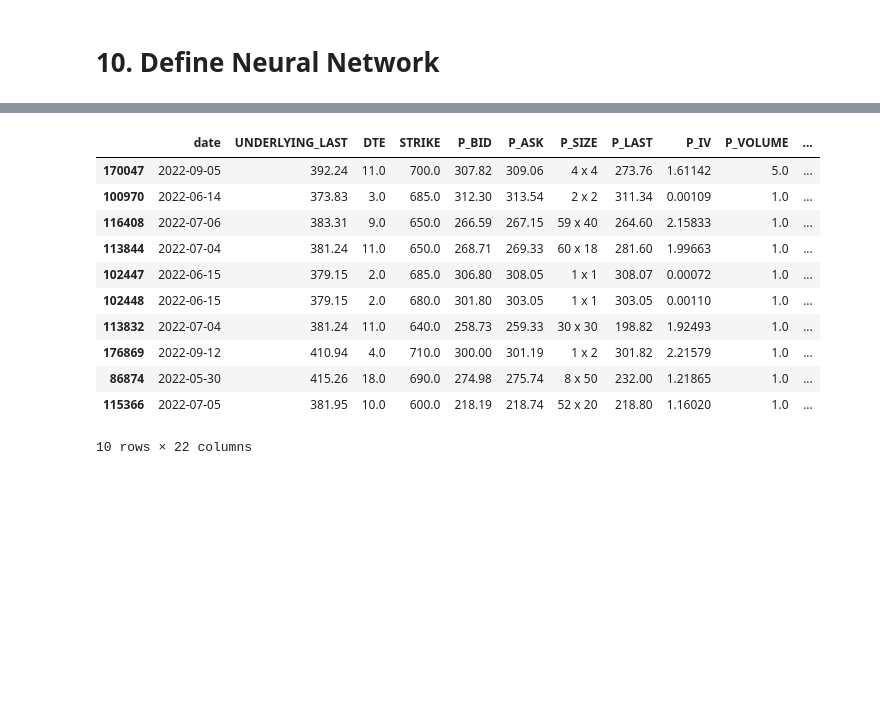
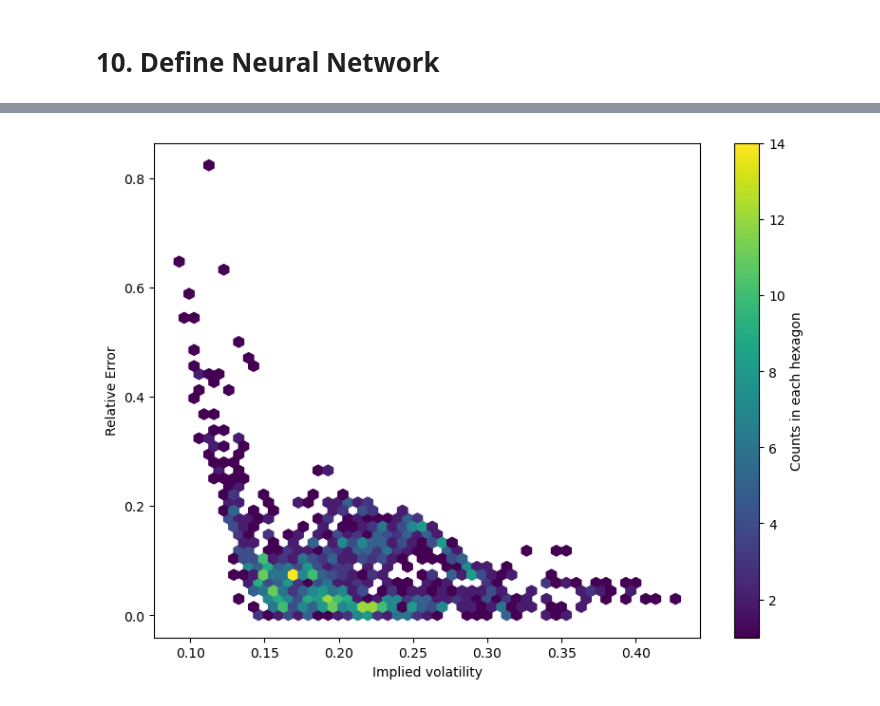
Before and after one commit to VictorFRasmussen/Neural-Networks-in-Finance, a Jupyter notebook: Options_pricing.ipynb, the cells around one changed output, grey strips where cells are left out. Drawn from its saved outputs; the diff is of its cells as text; code cells hidden in the pictures; blank space fills up the shorter version.

```diff
--- a/Options_pricing.ipynb
+++ b/Options_pricing.ipynb
@@ -799,0 +813,3 @@ Sum of Relative Errors: 107295.109375
+# %%
+prediction_table = get_prediction_table(trained_model, test_dataset, original_df=test_df)
+prediction_table.head()
@@ -799,0 +827,4 @@ Sum of Relative Errors: 107295.109375
+# %%
+target_date = pd.to_datetime('2022-03-31')
+plot_df = prediction_table[prediction_table['date'] == target_date].copy()
+plot_df.head()
@@ -800,2 +839,5 @@ Sum of Relative Errors: 107295.109375
+# %%
+plot_df = plot_df[plot_df['DTE'] == 91.0].copy()
 # %%
-prediction_table.sort_values(by=['Relative Error'], ascending=False, inplace=True)
+plot_df.sort_values(by=['P_IV'], ascending=False, inplace=True)
+plot_df.head()
@@ -802,16 +852,22 @@ prediction_table.sort_values(by=['Relative Error'], ascending=False, inplace=Tru
-# %%
-prediction_table.sort_values(by=['Absolute Error'], ascending=False, inplace=True)
-prediction_table.head(n=10)
-# %% [output]
-|  | date | UNDERLYING_LAST | DTE | STRIKE | P_BID | P_ASK | P_SIZE | P_LAST | P_IV | P_VOLUME | ... |
-| 170047 | 2022-09-05 | 392.24 | 11.0 | 700.0 | 307.82 | 309.06 | 4 x 4 | 273.76 | 1.61142 | 5.0 | ... |
-| 100970 | 2022-06-14 | 373.83 | 3.0 | 685.0 | 312.30 | 313.54 | 2 x 2 | 311.34 | 0.00109 | 1.0 | ... |
-| 116408 | 2022-07-06 | 383.31 | 9.0 | 650.0 | 266.59 | 267.15 | 59 x 40 | 264.60 | 2.15833 | 1.0 | ... |
-| 113844 | 2022-07-04 | 381.24 | 11.0 | 650.0 | 268.71 | 269.33 | 60 x 18 | 281.60 | 1.99663 | 1.0 | ... |
-| 102447 | 2022-06-15 | 379.15 | 2.0 | 685.0 | 306.80 | 308.05 | 1 x 1 | 308.07 | 0.00072 | 1.0 | ... |
-| 102448 | 2022-06-15 | 379.15 | 2.0 | 680.0 | 301.80 | 303.05 | 1 x 1 | 303.05 | 0.00110 | 1.0 | ... |
-| 113832 | 2022-07-04 | 381.24 | 11.0 | 640.0 | 258.73 | 259.33 | 30 x 30 | 198.82 | 1.92493 | 1.0 | ... |
-| 176869 | 2022-09-12 | 410.94 | 4.0 | 710.0 | 300.00 | 301.19 | 1 x 2 | 301.82 | 2.21579 | 1.0 | ... |
-| 86874 | 2022-05-30 | 415.26 | 18.0 | 690.0 | 274.98 | 275.74 | 8 x 50 | 232.00 | 1.21865 | 1.0 | ... |
-| 115366 | 2022-07-05 | 381.95 | 10.0 | 600.0 | 218.19 | 218.74 | 52 x 20 | 218.80 | 1.16020 | 1.0 | ... |
-10 rows × 22 columns
+# %%
+import matplotlib.pyplot as plt
+
+x = plot_df["P_IV"]
+y = plot_df["Relative Error"]
+
+plt.figure(figsize=(8, 6))
+
+# Create a hexagonal binning plot
+hb = plt.hexbin(x, y, gridsize=50, mincnt=1)  # mincnt=1 hides empty bins
+
+# Add a colorbar
+cb = plt.colorbar(hb)
+cb.set_label("Counts in each hexagon")
+
+plt.xlabel("Implied volatility")
+plt.ylabel("Relative Error")
+
+plt.tight_layout()
+plt.show()
+# %% [output]
+[figure, added]
```
Also changed, not shown: parts of 35 cells of this notebook, 6 other files.
